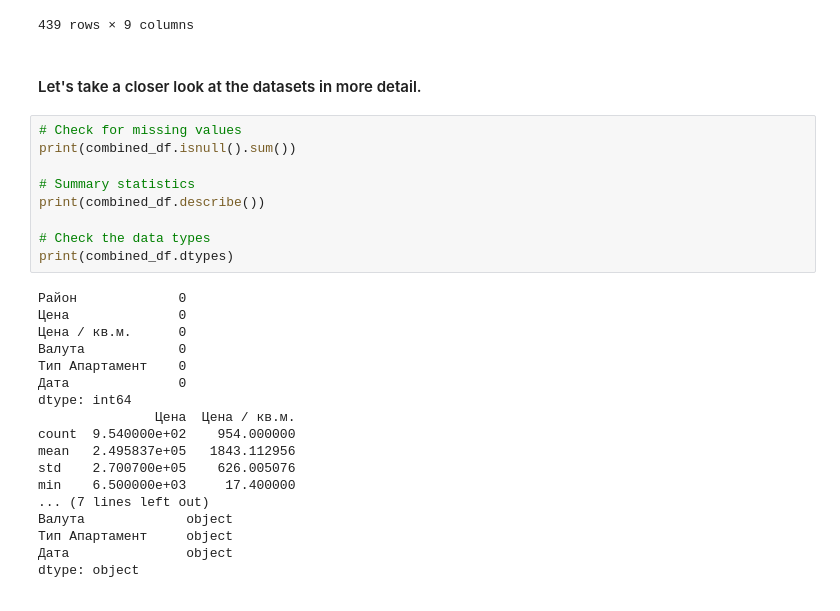
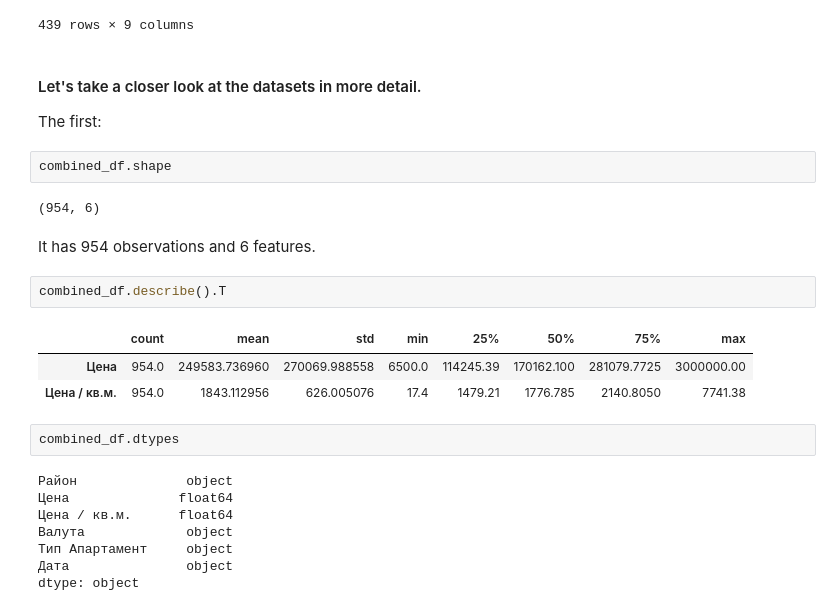
Before and after one commit to GalkaKG/Predicting-Sofia-Real-Estate-Prices, a Jupyter notebook: Predicting Sofia Real Estate Prices.ipynb, the cells around one changed output. Saved outputs shown, nothing was run; the diff lists cells and outputs as text.

Commit message:
read the data

```diff
--- a/Predicting Sofia Real Estate Prices.ipynb
+++ b/Predicting Sofia Real Estate Prices.ipynb
@@ -171,30 +171,27 @@ second_df
 439 rows × 9 columns
 # %% [markdown]
 #### Let's take a closer look at the datasets in more detail.
+
+The first:
-# %%
-# Check for missing values
-print(combined_df.isnull().sum())
-
-# Summary statistics
-print(combined_df.describe())
-
-# Check the data types
-print(combined_df.dtypes)
-# %% [output]
-Район             0
-Цена              0
-Цена / кв.м.      0
-Валута            0
-Тип Апартамент    0
-Дата              0
-dtype: int64
-               Цена  Цена / кв.м.
-count  9.540000e+02    954.000000
-mean   2.495837e+05   1843.112956
-std    2.700700e+05    626.005076
-min    6.500000e+03     17.400000
-... (7 lines left out)
-Валута             object
-Тип Апартамент     object
-Дата               object
-dtype: object
+# %%
+combined_df.shape
+# %% [output]
+(954, 6)
+# %% [markdown]
+It has 954 observations and 6 features.
+# %%
+combined_df.describe().T
+# %% [output]
+|  | count | mean | std | min | 25% | 50% | 75% | max |
+| Цена | 954.0 | 249583.736960 | 270069.988558 | 6500.0 | 114245.39 | 170162.100 | 281079.7725 | 3000000.00 |
+| Цена / кв.м. | 954.0 | 1843.112956 | 626.005076 | 17.4 | 1479.21 | 1776.785 | 2140.8050 | 7741.38 |
+# %%
+combined_df.dtypes
+# %% [output]
+Район              object
+Цена              float64
+Цена / кв.м.      float64
+Валута             object
+Тип Апартамент     object
+Дата               object
+dtype: object
```
Also changed, not shown: parts of 9 cells of this notebook.
